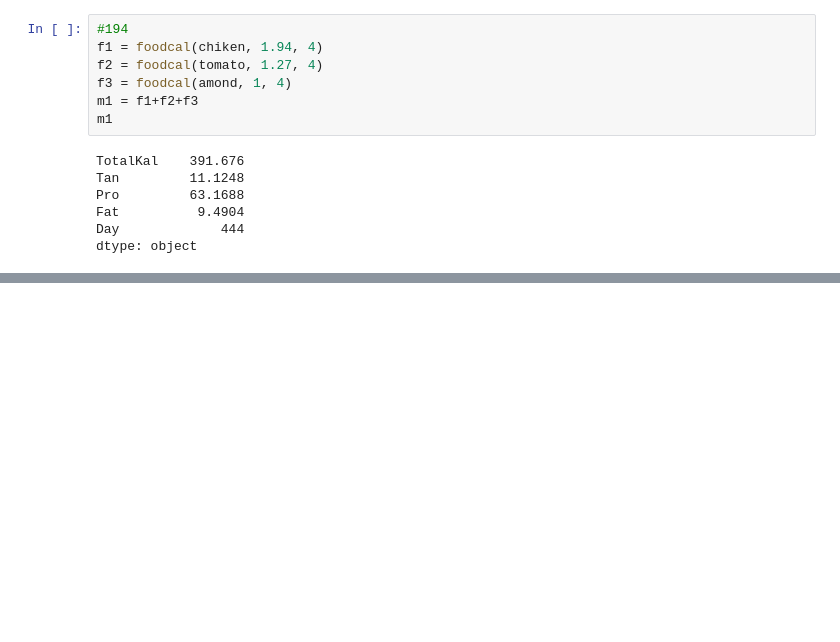
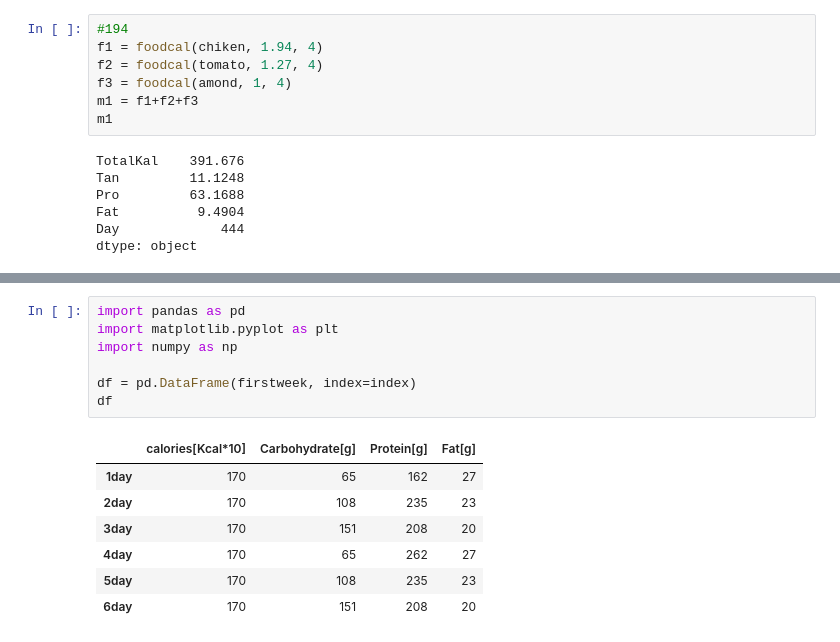
Before and after one commit to bloomspes/opct, a Jupyter notebook: CarboCycle.ipynb, the cells around one changed output, grey strips where cells are left out. Saved outputs shown, nothing was run; the diff lists cells and outputs as text; blank space fills up the shorter version.

```diff
--- a/CarboCycle.ipynb
+++ b/CarboCycle.ipynb
@@ -49,0 +84,15 @@ dtype: object
+# %%
+import pandas as pd
+import matplotlib.pyplot as plt
+import numpy as np
+
+df = pd.DataFrame(firstweek, index=index)
+df
+# %% [output]
+|  | calories[Kcal*10] | Carbohydrate[g] | Protein[g] | Fat[g] |
+| 1day | 170 | 65 | 162 | 27 |
+| 2day | 170 | 108 | 235 | 23 |
+| 3day | 170 | 151 | 208 | 20 |
+| 4day | 170 | 65 | 262 | 27 |
+| 5day | 170 | 108 | 235 | 23 |
+| 6day | 170 | 151 | 208 | 20 |
```
Also changed, not shown: parts of 12 cells of this notebook.
